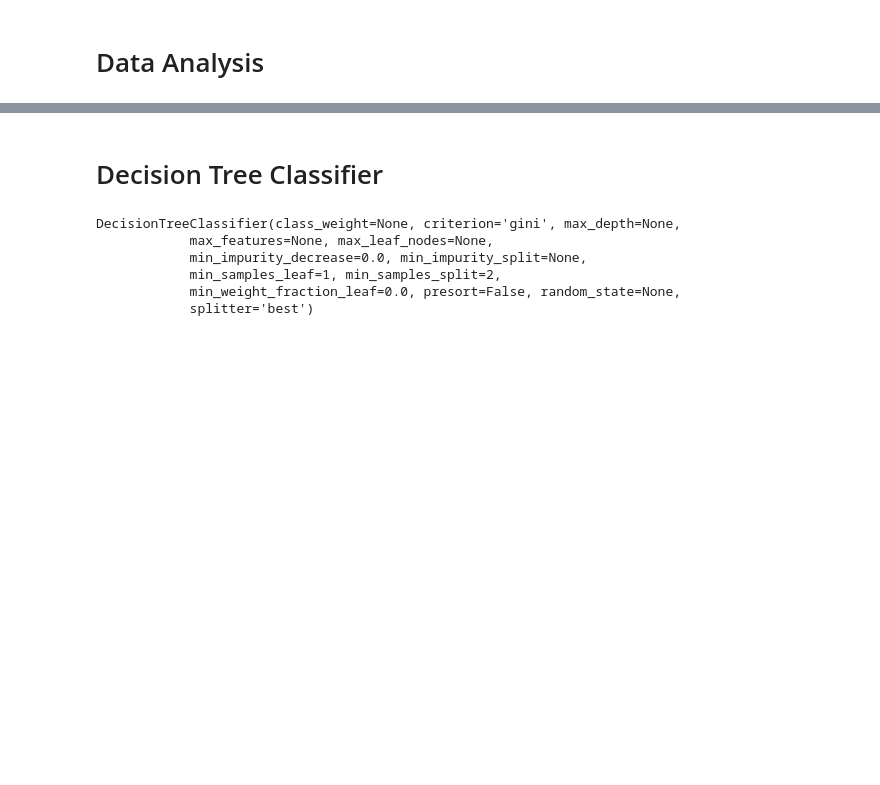
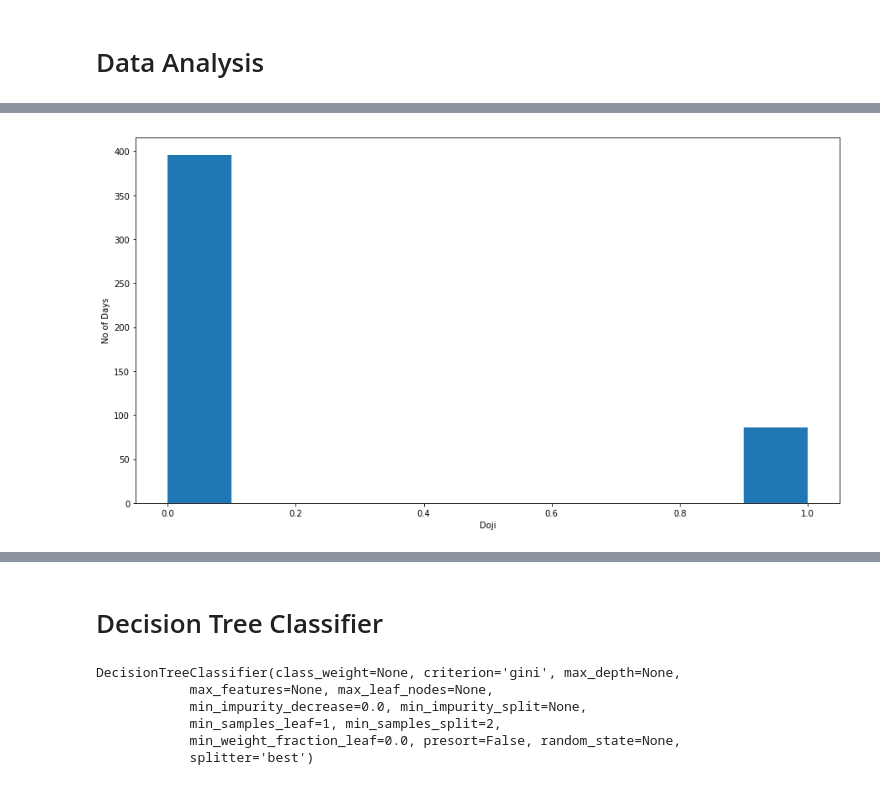
Before and after one commit to ankitverma30/Market, a Jupyter notebook: Market Analysis.ipynb, the cells around one changed output, grey strips where cells are left out. Saved outputs shown, nothing was run; the diff lists cells and outputs as text; code cells hidden in the pictures; blank space fills up the shorter version.

```diff
--- a/Market Analysis.ipynb
+++ b/Market Analysis.ipynb
@@ -22,0 +43,9 @@ dtype: int64
+# %%
+import matplotlib.pyplot as plt
+plt.figure(figsize=(15,8))
+plt.hist(data.doji.dropna())
+plt.xlabel("Doji")
+plt.ylabel("No of Days")
+plt.show()
+# %% [output]
+[figure, added]
```
Also changed, not shown: parts of 36 cells of this notebook, 1 other file.
